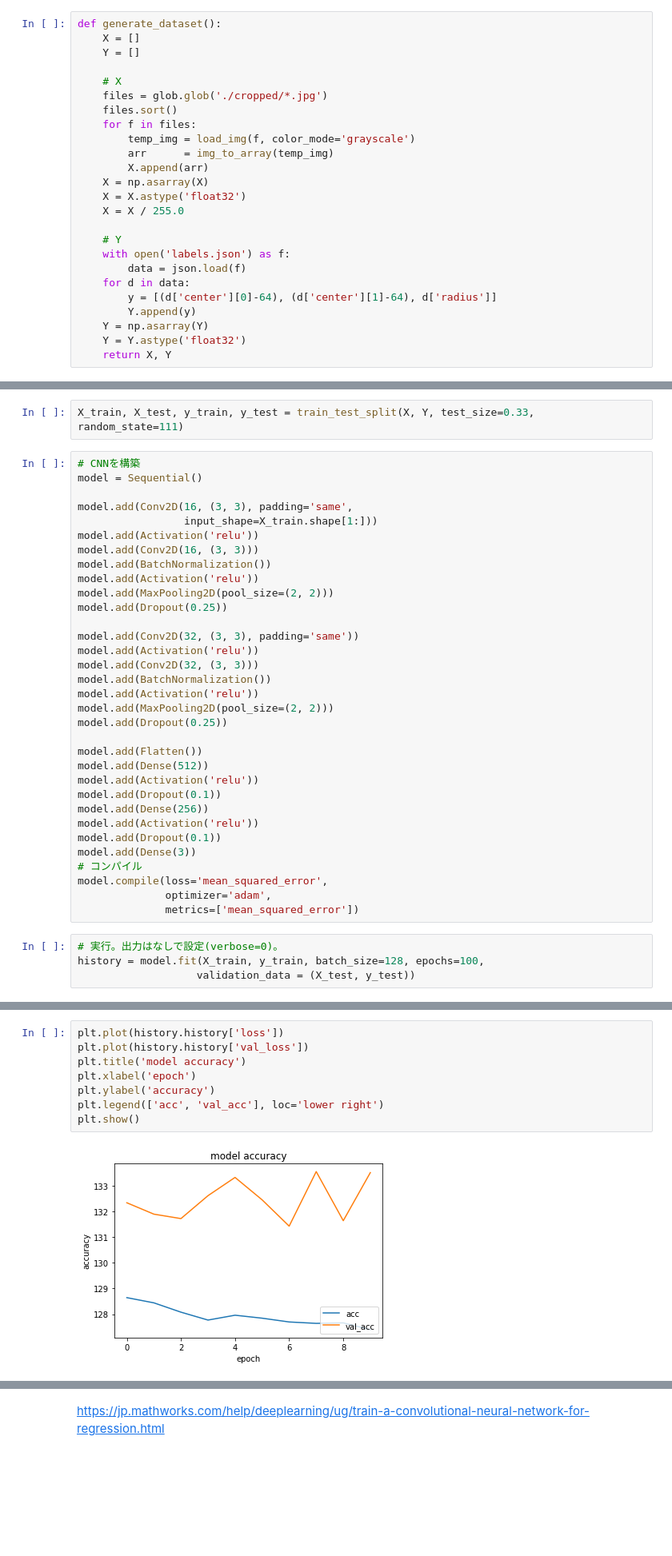
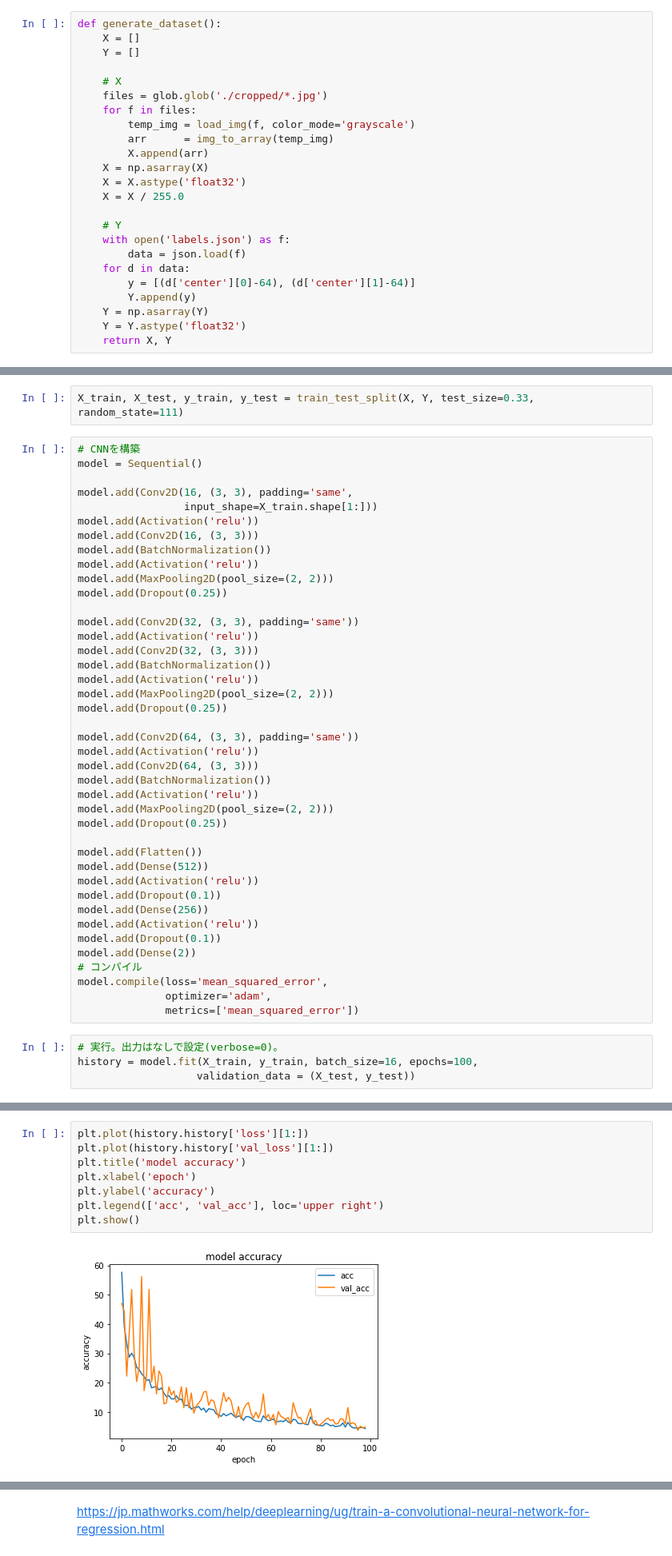
Before and after one commit to JotaroS/ellipse-detector, a Jupyter notebook: notebook.ipynb, the cells around one changed output, grey strips where cells are left out. Shown at 80% size. Drawn from its saved outputs; the diff is of its cells as text; blank space fills up the shorter version.

```diff
--- a/notebook.ipynb
+++ b/notebook.ipynb
@@ -34,7 +35,6 @@ def generate_dataset():
 
     # X
     files = glob.glob('./cropped/*.jpg')
-    files.sort()
     for f in files:
         temp_img = load_img(f, color_mode='grayscale')
         arr      = img_to_array(temp_img)
@@ -47,7 +47,7 @@ def generate_dataset():
     with open('labels.json') as f:
         data = json.load(f)
     for d in data:
-        y = [(d['center'][0]-64), (d['center'][1]-64), d['radius']]
+        y = [(d['center'][0]-64), (d['center'][1]-64)]
         Y.append(y)
     Y = np.asarray(Y)
     Y = Y.astype('float32')
@@ -81,6 +81,14 @@ model.add(Activation('relu'))
 model.add(MaxPooling2D(pool_size=(2, 2)))
 model.add(Dropout(0.25))
 
+model.add(Conv2D(64, (3, 3), padding='same'))
+model.add(Activation('relu'))
+model.add(Conv2D(64, (3, 3)))
+model.add(BatchNormalization())
+model.add(Activation('relu'))
+model.add(MaxPooling2D(pool_size=(2, 2)))
+model.add(Dropout(0.25))
+
 model.add(Flatten())
 model.add(Dense(512))
 model.add(Activation('relu'))
@@ -88,14 +96,14 @@ model.add(Dropout(0.1))
 model.add(Dense(256))
 model.add(Activation('relu'))
 model.add(Dropout(0.1))
-model.add(Dense(3))
+model.add(Dense(2))
 # コンパイル
 model.compile(loss='mean_squared_error',
               optimizer='adam',
               metrics=['mean_squared_error'])
 # %%
 # 実行。出力はなしで設定(verbose=0)。
-history = model.fit(X_train, y_train, batch_size=128, epochs=100,
+history = model.fit(X_train, y_train, batch_size=16, epochs=100,
                    validation_data = (X_test, y_test))
 # %% [output]
 Epoch 1/100
@@ -118,13 +126,13 @@ Epoch 28/100
 # %%
-plt.plot(history.history['loss'])
-plt.plot(history.history['val_loss'])
+plt.plot(history.history['loss'][1:])
+plt.plot(history.history['val_loss'][1:])
 plt.title('model accuracy')
 plt.xlabel('epoch')
 plt.ylabel('accuracy')
-plt.legend(['acc', 'val_acc'], loc='lower right')
+plt.legend(['acc', 'val_acc'], loc='upper right')
 plt.show()
 # %% [output]
-[figure, old version]
+[figure, new version]
 # %%
 y_train[0]
 # %% [output]
```
Also changed, not shown: parts of 8 cells of this notebook.
